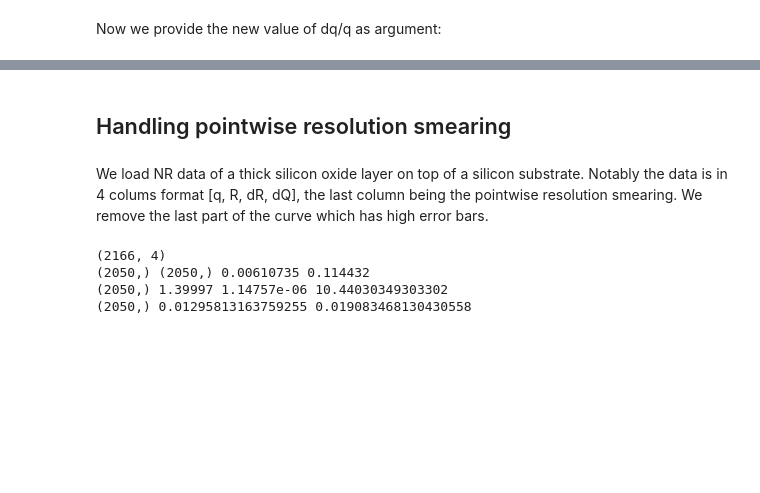
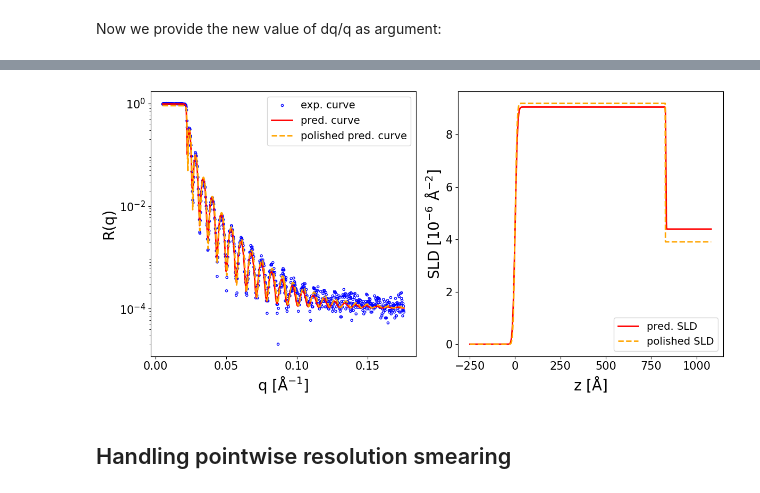
Before and after one commit to schreiber-lab/reflectorch, a Jupyter notebook: documentation/using_reflectorch_neutron.ipynb, the cells around one changed output, grey strips where cells are left out. Cells and saved outputs as stored; diff of their text form; code cells hidden in the pictures; blank space fills up the shorter version.

```diff
--- a/documentation/using_reflectorch_neutron.ipynb
+++ b/documentation/using_reflectorch_neutron.ipynb
@@ -182,7 +171,0 @@ We load a model which has the background as an additional predicted parameter:
-# %%
-config_name = 'e_mc_point_neutron_conv_standard_L1_InputQDq_n256_size1024'
-
-
-inference_model = EasyInferenceModel(config_name=config_name,
-                                     device='cpu',
-                                     )
@@ -209,8 +172,13 @@ The following quantities are additional inputs to the network: prior bounds, q v
 # %%
 prior_bounds = [
     (300., 900.), #layer thicknesses (top to bottom)
-    (0., 20.), (0., 20.), #interlayer roughnesses (top to bottom)
-    (9., 11.), (3., 5.), #layer slds: Ni, glass
+
+    (0., 20.), #interlayer roughnesses (top to bottom)
+    (0., 20.),
+
+    (9., 11.), #layer slds: Ni, glass
+    (3., 5.),
+
     (0.9, 1.1), #intensity scaling factor
     (-10, -4), #log10 background
 ]
@@ -225,19 +200,29 @@ print(exp_curve_interp.shape)
 # %% [markdown]
 Now we provide the new value of dq/q as argument:
 # %%
-prediction_dict = inference_model.predict(
-    reflectivity_curve=exp_curve_interp,
+prediction_dict = inference_model.preprocess_and_predict(
+    reflectivity_curve=curve_exp,
     prior_bounds=prior_bounds,
-    q_values=q_model,
+    q_values=q_exp,
     q_resolution=0.015,
+    sigmas=None,
+    clip_prediction=True,
     polish_prediction=True,
     calc_pred_curve=True,
     calc_pred_sld_profile=True,
     calc_polished_sld_profile=True,
+    sld_profile_padding_left=0.3,
+    sld_profile_padding_right=1.3,
+
+    truncate_index_left=None,
+    truncate_index_right=None,
 )
-print(prediction_dict.keys())
 
+for key in prediction_dict.keys():
+    print(key)
 
 pred_params = prediction_dict['predicted_params_array']
 pred_curve = prediction_dict['predicted_curve']
+polished_curve = prediction_dict.get('polished_curve')
+q_plot = prediction_dict['q_plot_pred']
 # %% [output]
@@ -296,23 +256,15 @@ plt.tight_layout()
+# %%
+fig, ax = plot_reflectivity(
+    q_exp=q_exp, r_exp=curve_exp, exp_style='scatter', exp_marker='o', exp_ms=3,  exp_color='blue', exp_facecolor='none', exp_alpha=1.0, exp_label='exp. curve', exp_zorder=1,
+    yerr=None,
+    q_pred=q_plot, r_pred=pred_curve, pred_color='red', pred_lw=2.0, pred_ls='-', pred_label='pred. curve', pred_alpha=1.0, pred_zorder=2,
+    q_pol=q_exp, r_pol=polished_curve, pol_color='orange', pol_lw=2.0, pol_ls='--', pol_label='polished pred. curve', pol_alpha=1.0, pol_zorder=3,
+
+    plot_sld_profile=True, z_sld=prediction_dict['predicted_sld_xaxis'],
+    sld_pred=prediction_dict['predicted_sld_profile'], sld_pred_color='red', sld_pred_lw=2.0, sld_pred_ls='-', sld_pred_label='pred. SLD',
+    sld_pol=prediction_dict['sld_profile_polished'], sld_pol_color='orange', sld_pol_lw=2.0, sld_pol_ls='--', sld_pol_label='polished SLD',
+)
+# %% [output]
+[figure, added]
 # %% [markdown]
 ## Handling pointwise resolution smearing
-# %% [markdown]
-We load NR data of a thick silicon oxide layer on top of a silicon substrate. Notably the data is in 4 colums format [q, R, dR, dQ], the last column being the pointwise resolution smearing. We remove the last part of the curve which has high error bars.
-# %%
-data = np.loadtxt('../exp_data/D17_SiO.dat', skiprows=3)
-print(data.shape)
-
-max_point_no = 2050
-
-q_exp = data[0:max_point_no, 0]
-curve_exp = data[0:max_point_no, 1]
-sigmas_exp = data[0:max_point_no, 2]
-q_res_exp = data[0:max_point_no, 3]
-
-print(curve_exp.shape, q_exp.shape, q_exp.min(), q_exp.max())
-print(sigmas_exp.shape, sigmas_exp.max(), sigmas_exp.min(), (sigmas_exp / curve_exp).max())
-print(q_res_exp.shape, (q_res_exp / q_exp).min(), (q_res_exp / q_exp).max())
-# %% [output]
-(2166, 4)
-(2050,) (2050,) 0.00610735 0.114432
-(2050,) 1.39997 1.14757e-06 10.44030349303302
-(2050,) 0.01295813163759255 0.019083468130430558
```
Also changed, not shown: parts of 64 cells of this notebook, 2 other files.
